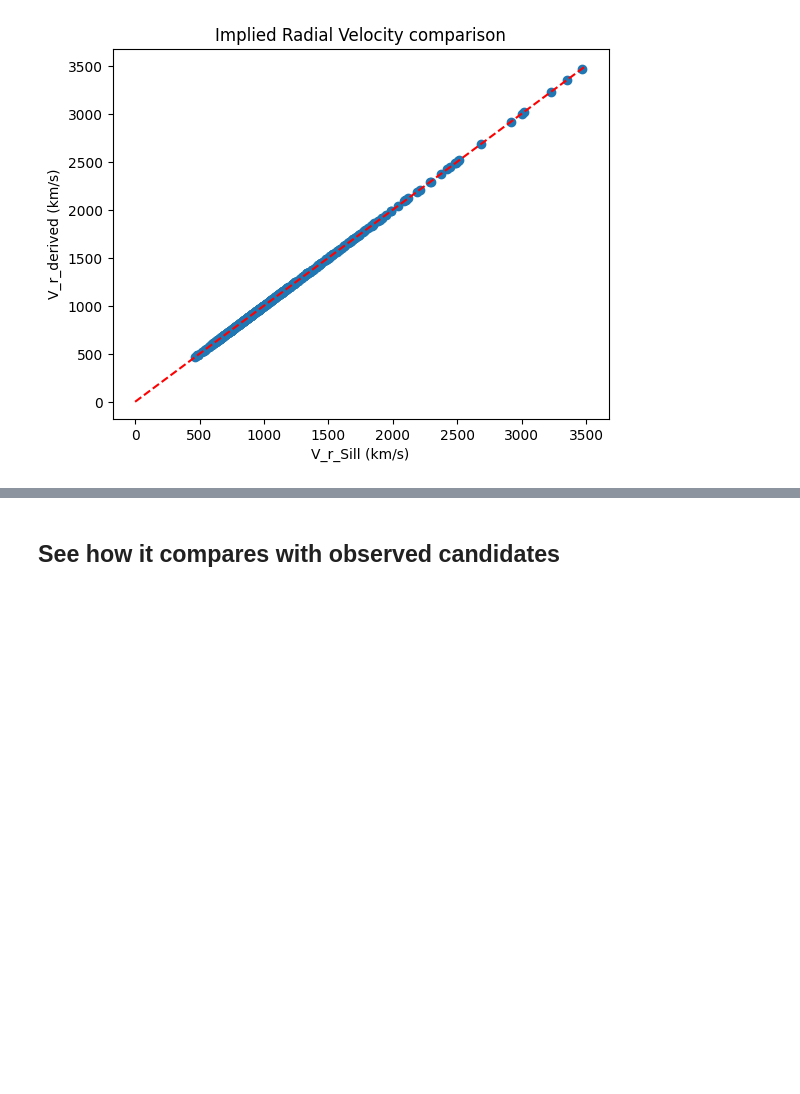
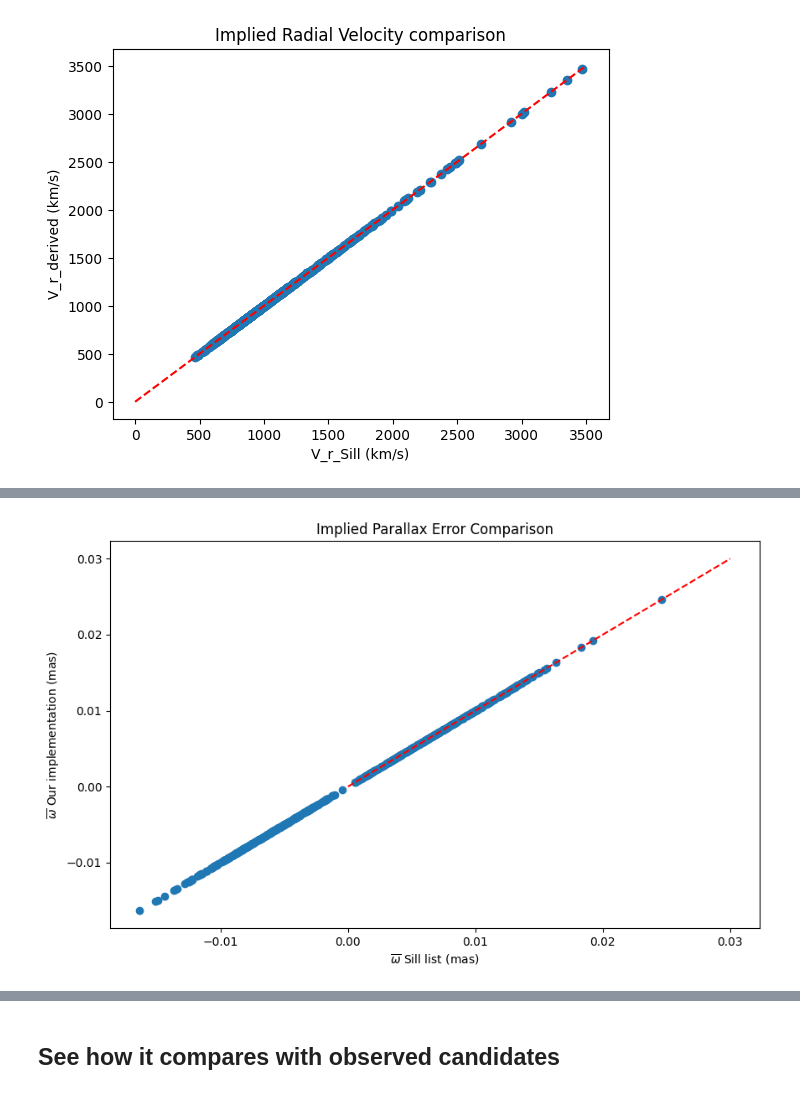
Before and after one commit to fawkez/HVS_1, a Jupyter notebook: Notebooks/implied_observables.ipynb, the cells around one changed output, grey strips where cells are left out. Cells and saved outputs as stored; diff of their text form; code cells hidden in the pictures; blank space fills up the shorter version.

```diff
--- a/Notebooks/implied_observables.ipynb
+++ b/Notebooks/implied_observables.ipynb
@@ -36,7 +36,7 @@ class constant:
     mult = (1 * masyr).to_value(radyr) / u.year
     inv_kpc = 1 / u.kpc
 
-def getdist(ra, dec, pmra, pmdec, epmra=0, epmdec=0):
+def getdist_sill(ra, dec, pmra, pmdec, epmra=0, epmdec=0):
     """ Get distance assuming GC origin
     Return
     1) plx (mas)
@@ -469,7 +468,7 @@ VGCR_kms = VGCR_opt / 1e3
 VR_kms = VR_opt / 1e3
 # %%
 # compute distance and radial velocity with Sill'set
-plx_sill, eplx_sill, VGCR_sill, VR_sill = getdist(ra_test_deg, dec_test_deg, pmra_test, pmdec_test, epmra=epmra_test, epmdec=epmdec_test)
+plx_sill, eplx_sill, VGCR_sill, VR_sill = getdist_sill(ra_test_deg, dec_test_deg, pmra_test, pmdec_test, epmra=epmra_test, epmdec=epmdec_test)
 # %%
 # Plot comparison between results parallax
 plt.figure(figsize=(10, 6))
@@ -506,0 +506,12 @@ plt.show()
+# %%
+# Plot comparison between results parallax
+plt.figure(figsize=(10, 6))
+plt.scatter(eplx_sill, eplx_mas)
+plt.xlabel('$ \overline{ \omega}$ Sill list (mas)')
+plt.ylabel('$ \overline{ \omega}$ Our implementation (mas)')
+x = np.linspace(0, 0.03, 100)
+plt.plot(x,x, 'r--')
+plt.title('Implied Parallax Error Comparison')
+plt.show()
+# %% [output]
+[figure, added]
```
Also changed, not shown: parts of 5 cells of this notebook, 3 other files.
